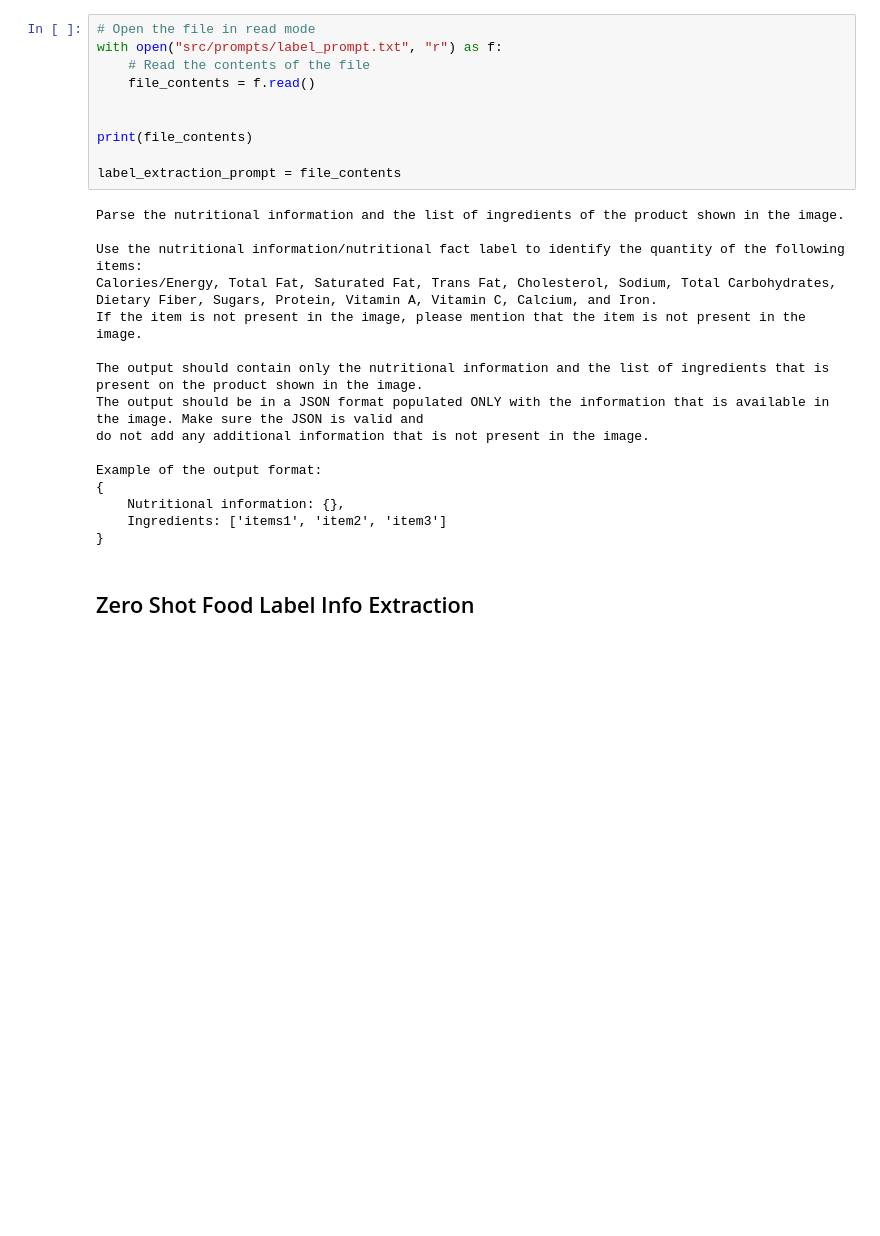
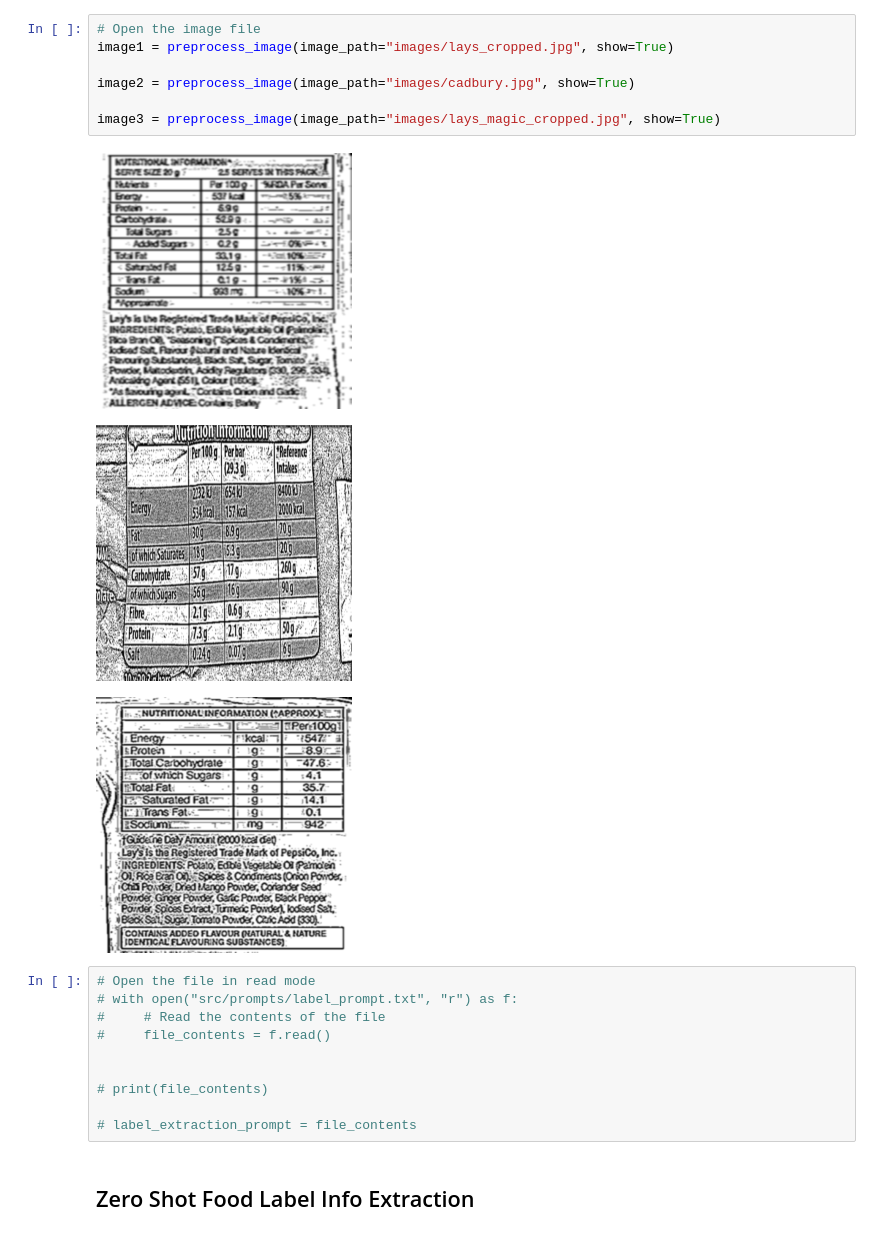
Before and after one commit to Ishan-phys/food-labels-gemini, a Jupyter notebook: experiments.ipynb, the cells around one changed output. Saved outputs shown, nothing was run; the diff lists cells and outputs as text; blank space fills up the shorter version.

Commit message:
preprocessing strategies applied

```diff
--- a/experiments.ipynb
+++ b/experiments.ipynb
@@ -42,29 +82,24 @@ image3.show()
+# %%
+# Open the image file
+image1 = preprocess_image(image_path="images/lays_cropped.jpg", show=True)
+
+image2 = preprocess_image(image_path="images/cadbury.jpg", show=True)
+
+image3 = preprocess_image(image_path="images/lays_magic_cropped.jpg", show=True)
+# %% [output]
+[figure, added]
+[figure, added]
+[figure, added]
 # %%
 # Open the file in read mode
-with open("src/prompts/label_prompt.txt", "r") as f:
-    # Read the contents of the file
-    file_contents = f.read()
+# with open("src/prompts/label_prompt.txt", "r") as f:
+#     # Read the contents of the file
+#     file_contents = f.read()
 
 
-print(file_contents)
+# print(file_contents)
 
-label_extraction_prompt = file_contents
+# label_extraction_prompt = file_contents
-# %% [output]
-Parse the nutritional information and the list of ingredients of the product shown in the image.
-
-Use the nutritional information/nutritional fact label to identify the quantity of the following items:
-Calories/Energy, Total Fat, Saturated Fat, Trans Fat, Cholesterol, Sodium, Total Carbohydrates, Dietary Fiber, Sugars, Protein, Vitamin A, Vitamin C, Calcium, and Iron.
-If the item is not present in the image, please mention that the item is not present in the image.
-
-The output should contain only the nutritional information and the list of ingredients that is present on the product shown in the image.
-The output should be in a JSON format populated ONLY with the information that is available in the image. Make sure the JSON is valid and
-do not add any additional information that is not present in the image.
-
-Example of the output format:
-{
-    Nutritional information: {},
-    Ingredients: ['items1', 'item2', 'item3']
-}
 # %% [markdown]
 ## Zero Shot Food Label Info Extraction
 # %%
```
Also changed, not shown: parts of 28 cells of this notebook, 11 other files.
